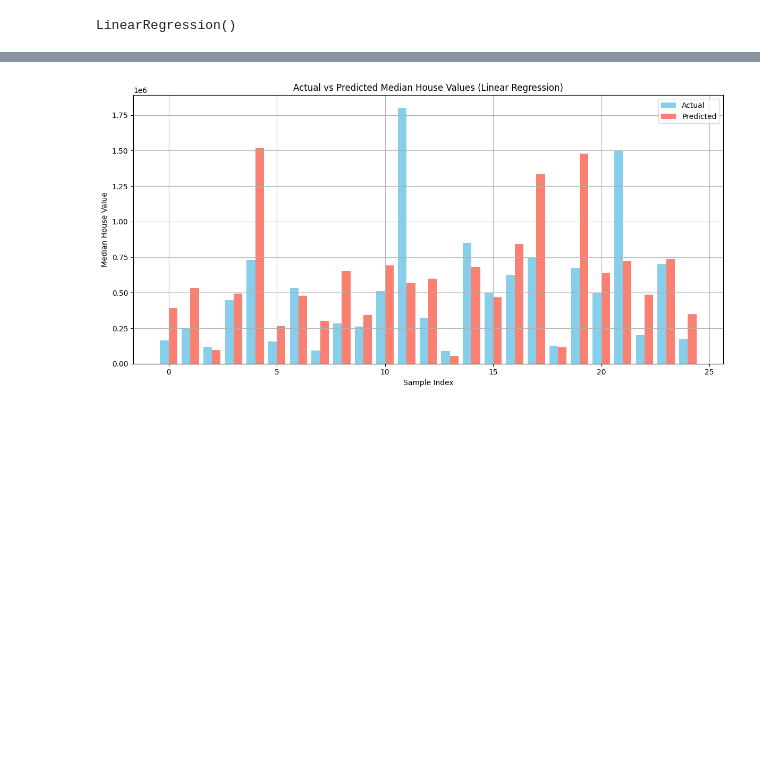
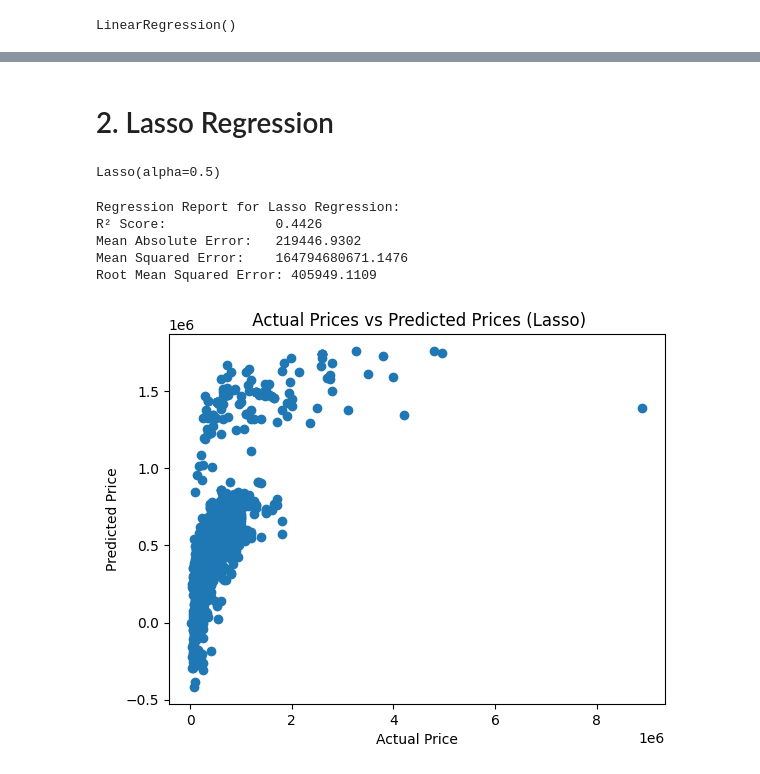
Before and after one commit to bainash10/Car-Price-Prediction-using-Linear-and-Lasso-Regression, a Jupyter notebook: main.ipynb, the cells around one changed output, grey strips where cells are left out. Saved outputs shown, nothing was run; the diff lists cells and outputs as text; code cells hidden in the pictures; blank space fills up the shorter version.

```diff
--- a/main.ipynb
+++ b/main.ipynb
@@ -385,23 +377,38 @@ plt.show()
-# %%
-import matplotlib.pyplot as plt
-import numpy as np
-
-# Assume y_test and y_pred are your actual and predicted values
-# Select a subset (e.g., first 25 predictions) for better readability
-num_samples = 25
-indices = np.arange(num_samples)
-
-# Plot
-plt.figure(figsize=(12, 6))
-plt.bar(indices - 0.2, y_test[:num_samples], 0.4, label='Actual', color='skyblue')
-plt.bar(indices + 0.2, y_pred_linear[:num_samples], 0.4, label='Predicted', color='salmon')
-
-plt.title('Actual vs Predicted Prices (Linear Regression)')
-plt.xlabel('Sample Index')
-plt.ylabel('Median House Value')
-plt.legend()
-plt.grid(True)
-plt.tight_layout()
-plt.show()
-# %% [output]
-[figure, removed]
+# %% [markdown]
+# 2. Lasso Regression
+# %%
+model_lasso=Lasso(alpha=0.5)
+# %%
+model_lasso.fit(X_train,y_train)
+# %% [output]
+Lasso(alpha=0.5)
+# %%
+y_pred_lasso=model_lasso.predict(X_test)
+# %%
+# Evaluation Metrics
+# Compute metrics
+r2_lasso = r2_score(y_test, y_pred_lasso)
+mae_lasso = mean_absolute_error(y_test, y_pred_lasso)
+mse_lasso = mean_squared_error(y_test, y_pred_lasso)
+rmse_lasso = np.sqrt(mse_lasso)
+
+# Print the regression report
+print("Regression Report for Lasso Regression:")
+print(f"R² Score:              {r2_lasso:.4f}")
+print(f"Mean Absolute Error:   {mae_lasso:.4f}")
+print(f"Mean Squared Error:    {mse_lasso:.4f}")
+print(f"Root Mean Squared Error: {rmse_lasso:.4f}")
+# %% [output]
+Regression Report for Lasso Regression:
+R² Score:              0.4426
+Mean Absolute Error:   219446.9302
+Mean Squared Error:    164794680671.1476
+Root Mean Squared Error: 405949.1109
+# %%
+plt.scatter(y_test, y_pred_lasso)
+plt.xlabel("Actual Price")
+plt.ylabel("Predicted Price")
+plt.title(" Actual Prices vs Predicted Prices (Lasso)")
+plt.show()
+# %% [output]
+[figure, added]
```
Also changed, not shown: parts of 24 cells of this notebook.
